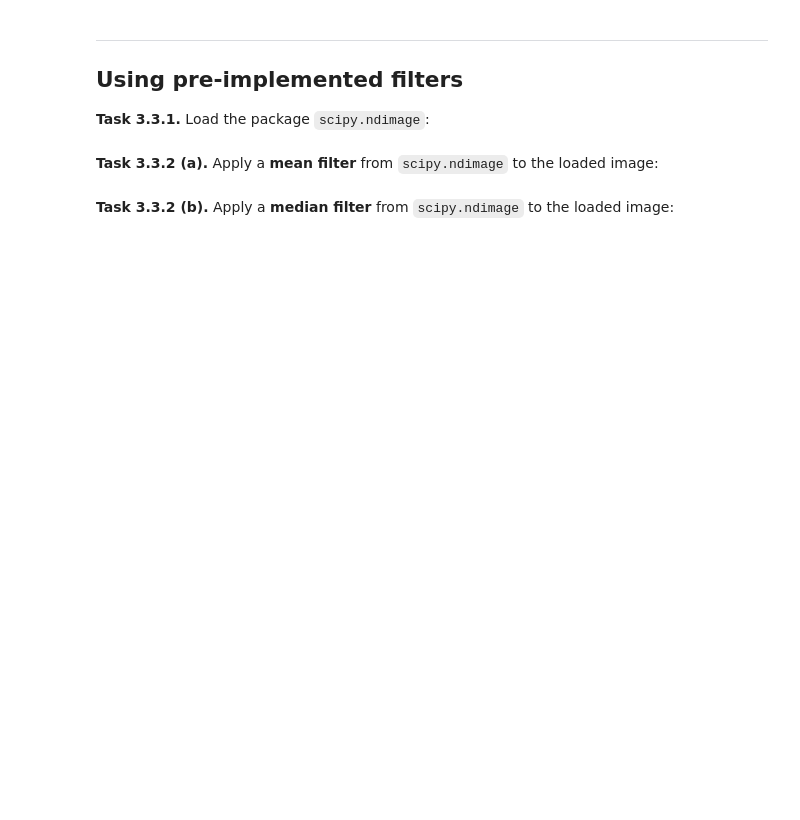
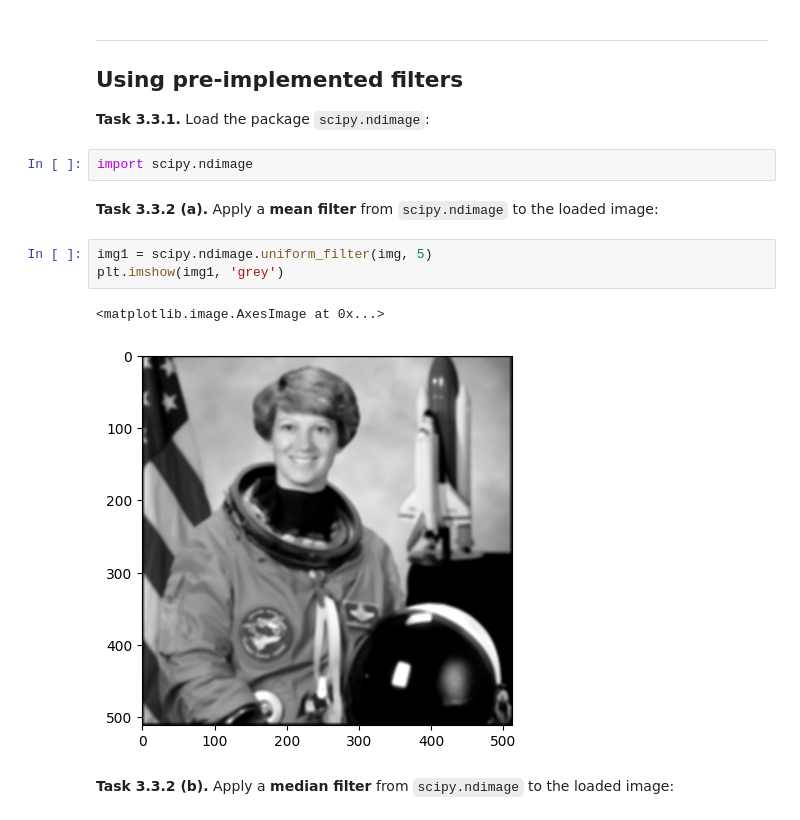
Before and after one commit to acetronomical/mobi-fs3-python, a Jupyter notebook: task3.ipynb, the cells around one changed output. Drawn from its saved outputs; the diff is of its cells as text; blank space fills up the shorter version.

```diff
--- a/task3.ipynb
+++ b/task3.ipynb
@@ -75,7 +100,15 @@ Then, compare your result for filter size `5` with the correct result image `dat
 ## Using pre-implemented filters
 
 **<a id="#">Task 3.3.1.</a>** Load the package `scipy.ndimage`:
+# %%
+import scipy.ndimage
 # %% [markdown]
 **<a id="#">Task 3.3.2 (a).</a>** Apply a **mean filter** from `scipy.ndimage` to the loaded image:
+# %%
+img1 = scipy.ndimage.uniform_filter(img, 5)
+plt.imshow(img1, 'grey')
+# %% [output]
+<matplotlib.image.AxesImage at 0x...>
+[figure, added]
 # %% [markdown]
 **<a id="#">Task 3.3.2 (b).</a>** Apply a **median filter** from `scipy.ndimage` to the loaded image:
```
Also changed, not shown: parts of 8 cells of this notebook.
